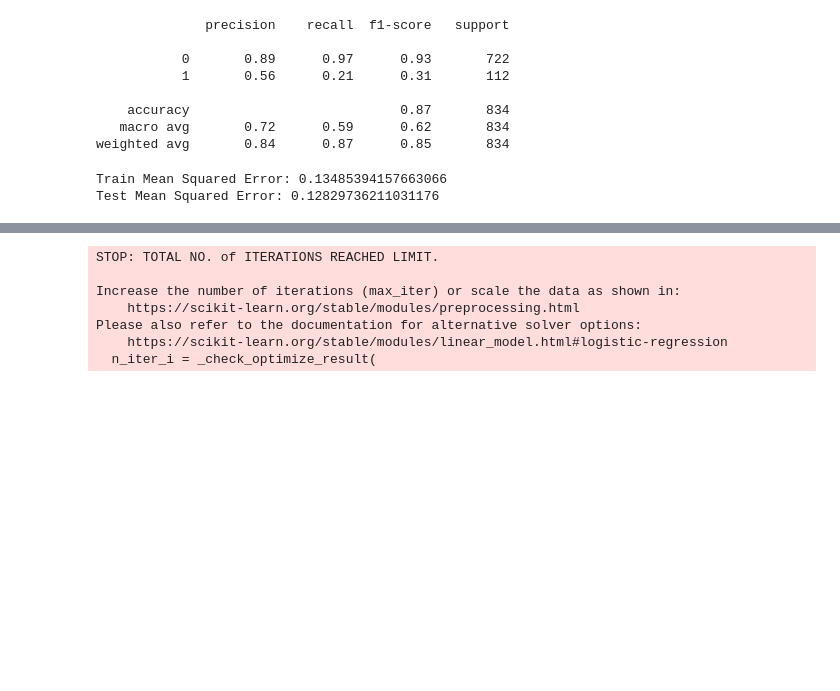
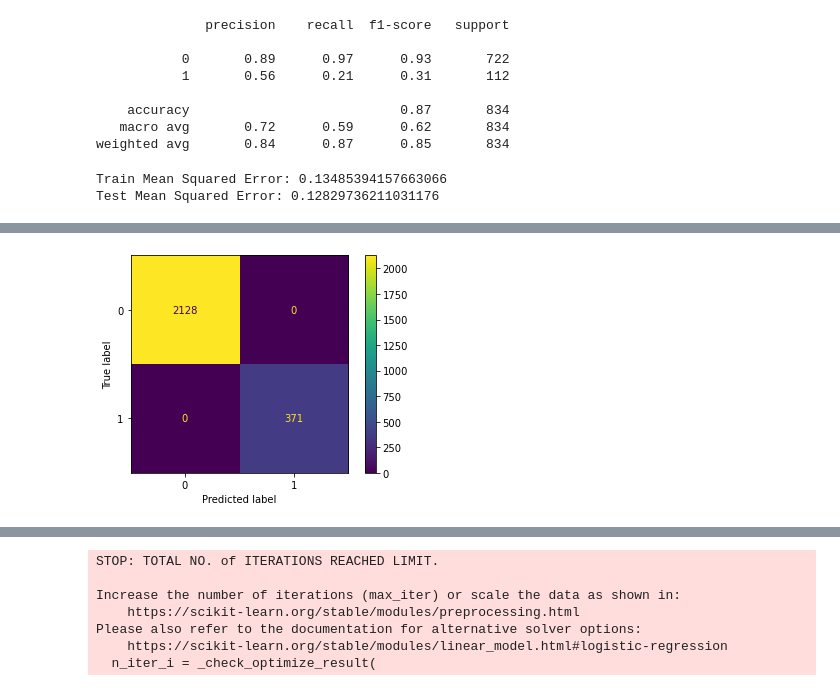
Before and after one commit to williamm243/customer_retention, a Jupyter notebook: customer.ipynb, the cells around one changed output, grey strips where cells are left out. Drawn from its saved outputs; the diff is of its cells as text; code cells hidden in the pictures; blank space fills up the shorter version.

```diff
--- a/customer.ipynb
+++ b/customer.ipynb
@@ -394,0 +470,5 @@ Test Mean Squared Error: 0.12829736211031176
+# %%
+# Train Confusion Matrix
+ConfusionMatrixDisplay.from_estimator(tree, X_train_scaled, y_train);
+# %% [output]
+[figure, added]
```
Also changed, not shown: parts of 16 cells of this notebook, 1 other file.
